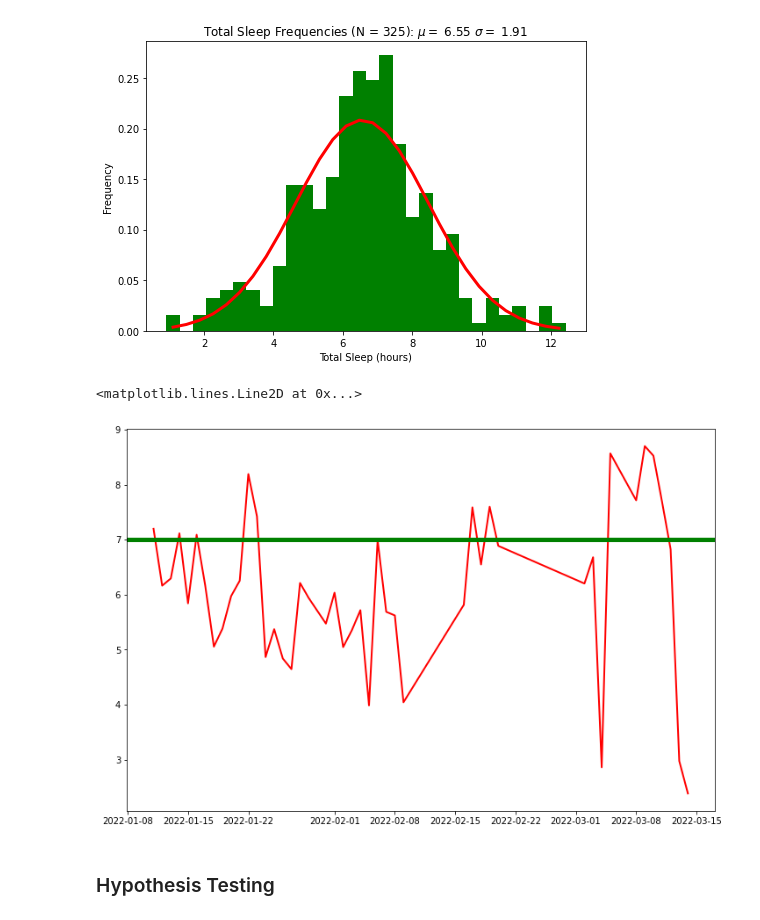
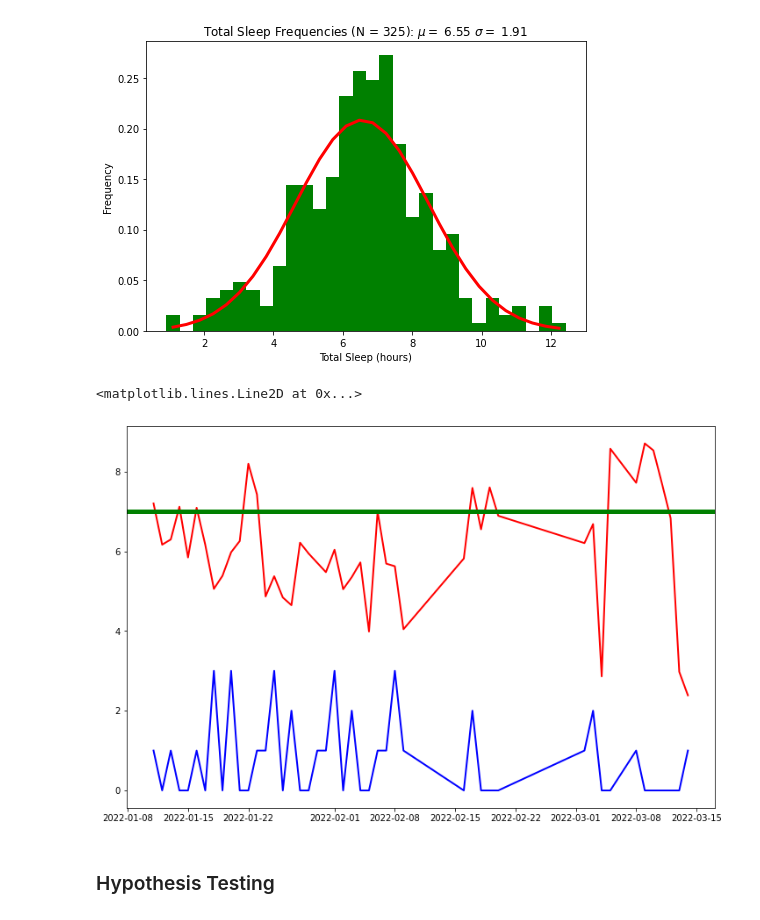
Before and after one commit to Lturner4/Sleep_vs_School, a Jupyter notebook: Sleep_vs_School.ipynb, the cells around one changed output. Drawn from its saved outputs; the diff is of its cells as text; code cells hidden in the pictures.

```diff
--- a/Sleep_vs_School.ipynb
+++ b/Sleep_vs_School.ipynb
@@ -237,11 +237,12 @@ u.hist_trend(total_sleep_ser, x_label='Total Sleep (hours)', y_label='Frequency'
 # %%
 import matplotlib.pyplot as plt
 fig, ax = plt.subplots(figsize=(12, 8))
 ax.plot(sleep_ser, color='red', lw=2)
+ax.plot(sleep_hw_df['Number of Assignments'], color='blue', lw=2)
 ax.axhline(y=7, color='green', lw=5)
 # %% [output]
 <matplotlib.lines.Line2D at 0x...>
-[figure, old version]
+[figure, new version]
 # %% [markdown]
 ### Hypothesis Testing
 # %% [markdown]
```
Also changed, not shown: parts of 15 cells of this notebook, 1 other file.
